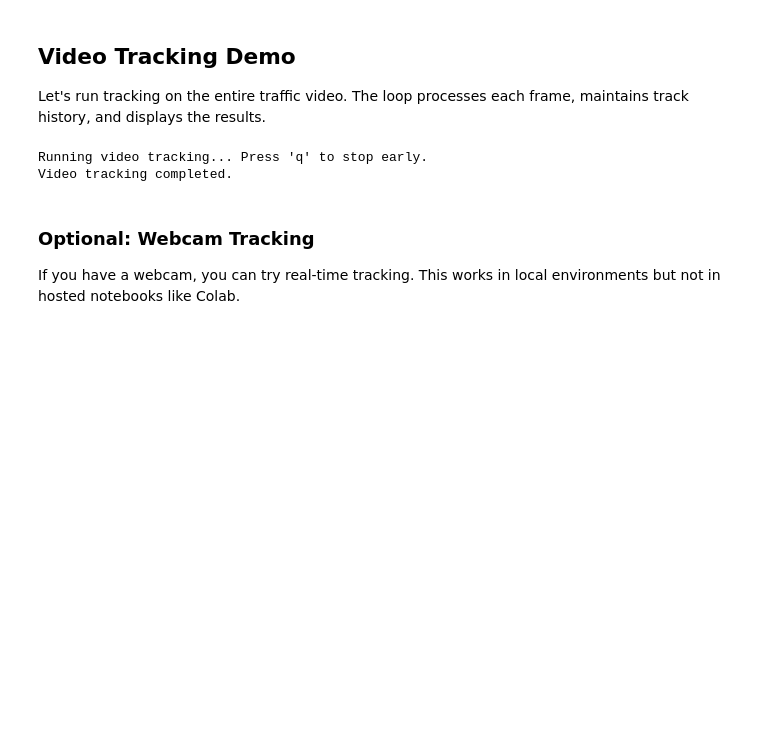
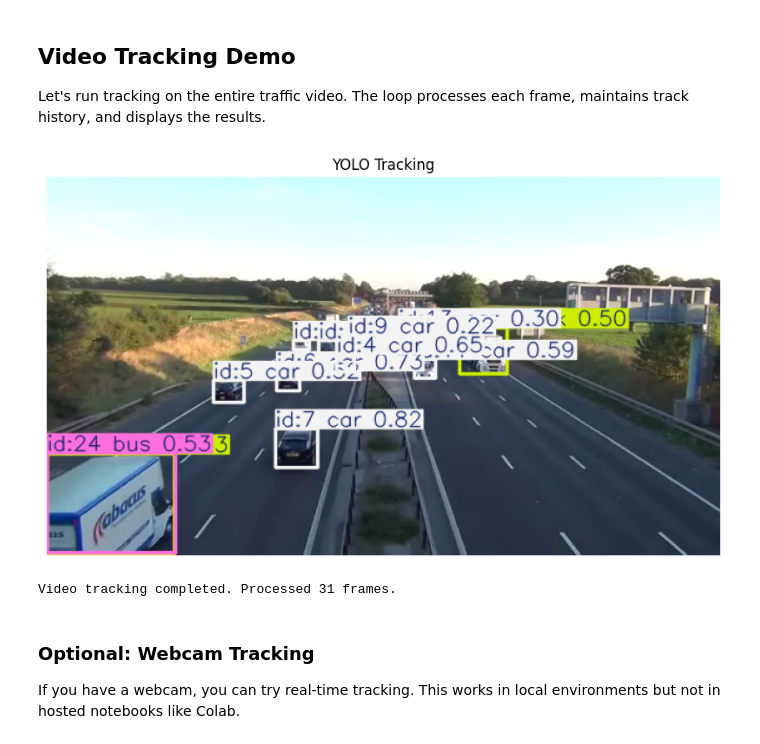
Before and after one commit to ezponda/ai-application-course-materials, a Jupyter notebook: notebooks/07c_object_tracking_with_ultralytics.ipynb, the cells around one changed output. Drawn from its saved outputs; the diff is of its cells as text; code cells hidden in the pictures; blank space fills up the shorter version.

```diff
--- a/notebooks/07c_object_tracking_with_ultralytics.ipynb
+++ b/notebooks/07c_object_tracking_with_ultralytics.ipynb
@@ -43,21 +43,28 @@ Model loaded: yolo11n.pt
 def show_frame(img, roi=None, window_name="YOLO Tracking"):
     """
     Display an image frame with optional ROI rectangle.
-    Works in both Colab and local environments.
+    Uses matplotlib for Jupyter compatibility.
     """
     if roi is not None:
         x1, y1, x2, y2 = roi
         cv2.rectangle(img, (x1, y1), (x2, y2), (0, 255, 0), 3)
 
-    try:
-        # Colab environment
-        from google.colab.patches import cv2_imshow
-        from IPython.display import clear_output
-        clear_output(wait=True)
-        cv2_imshow(img)
-    except ImportError:
-        # Local environment
-        cv2.imshow(window_name, img)
+    # Convert BGR to RGB for matplotlib
+    img_rgb = cv2.cvtColor(img, cv2.COLOR_BGR2RGB) if len(img.shape) == 3 else img
+
+    # Use matplotlib for display (works in Jupyter/Colab)
+    from IPython.display import clear_output
+    clear_output(wait=True)
+    plt.figure(figsize=(10, 6))
+    plt.imshow(img_rgb)
+    plt.title(window_name)
+    plt.axis("off")
+    plt.show()
+
+
+# Configuration flags
+RUN_FULL_VIDEO = False  # Set to True to process entire video (slow)
+MAX_FRAMES = 30  # Maximum frames to process when RUN_FULL_VIDEO=False
 # %% [markdown]
 ## Object Tracking vs Object Detection
 
@@ -230,34 +237,35 @@ These issues are inherent to tracking algorithms and can be mitigated by tuning
 
 Let's run tracking on the entire traffic video. The loop processes each frame, maintains track history, and displays the results.
 # %%
-# Full video tracking loop
+# Video tracking loop (bounded for quick execution)
 cap = cv2.VideoCapture(traffic_url)
+frame_count = 0
+max_frames = None if RUN_FULL_VIDEO else MAX_FRAMES
 
-print("Running video tracking... Press 'q' to stop early.")
+print(f"Running video tracking... (max_frames={'all' if max_frames is None else max_frames})")
 
 while cap.isOpened():
     success, frame = cap.read()
     if not success:
+        break
+
+    frame_count += 1
+    if max_frames is not None and frame_count > max_frames:
         break
 
     # Run tracking with persistence
     results = model.track(frame, persist=True, verbose=False)
     result = results[0]
 
     # Visualize results
     annotated = result.plot()
     show_frame(annotated)
 
-    # Exit on 'q' key
-    if cv2.waitKey(1) & 0xFF == ord('q'):
-        break
-
 cap.release()
-cv2.destroyAllWindows()
-print("Video tracking completed.")
+print(f"Video tracking completed. Processed {frame_count} frames.")
 # %% [output]
+[figure, added]
-Running video tracking... Press 'q' to stop early.
-Video tracking completed.
+Video tracking completed. Processed 31 frames.
 # %% [markdown]
 ### Optional: Webcam Tracking
 
```
Also changed, not shown: parts of 4 cells of this notebook, 17 other files.
